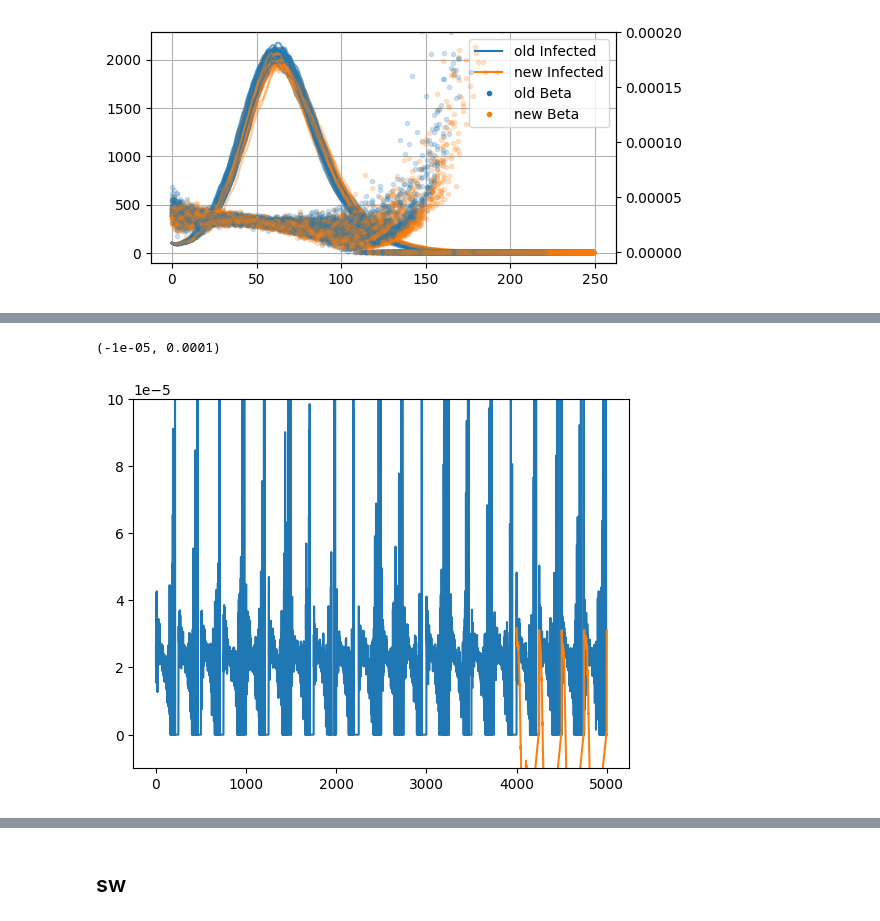
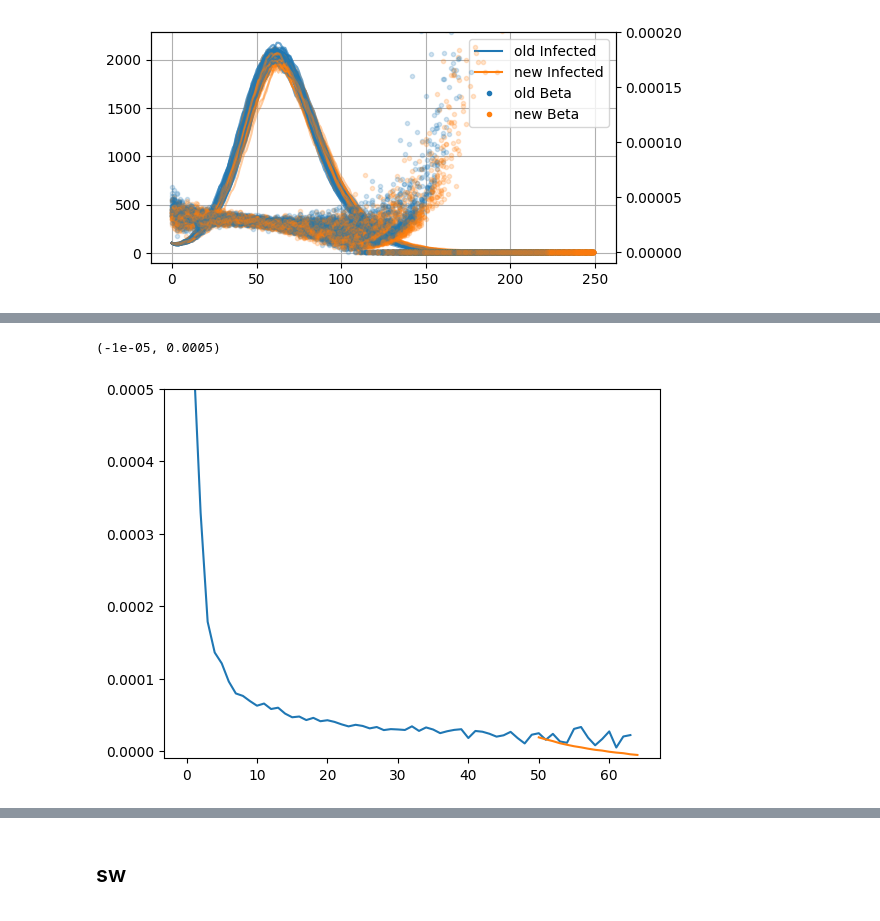
Before and after one commit to Mpkosh/network_hybrid_33, a Jupyter notebook: compare_old_new_networks.ipynb, the cells around one changed output, grey strips where cells are left out. Drawn from its saved outputs; the diff is of its cells as text; code cells hidden in the pictures.

Commit message:
sarima adventures

```diff
--- a/compare_old_new_networks.ipynb
+++ b/compare_old_new_networks.ipynb
@@ -334,11 +334,14 @@ max    1.149718e-04
 # %%
 df2 = pd.DataFrame()
-for seed1, seed2 in zip(part_n1.seed_number.values, files):
+for seed1, seed2 in zip(part_n1.seed_number.values, part_n2.file.values):
     seed_df2 = pd.read_csv(seed2)
     df2 = pd.concat([df2,seed_df2])
 
 df2 = df2.reset_index().rename(columns={'index':'day'})
 # %%
-df2
+
+train_df = df2[(df2['E'] > 0)|(df2['I'] > 0)].copy()
+train_df = train_df[train_df['Beta'] > 0].reset_index(drop=True)
+train_df
 # %% [output]
 |  | day | S | E | I | R | Beta |
@@ -392,8 +683,25 @@ MemoryError: Unable to allocate 986. MiB for an array with shape (508, 508, 501)
+# %%
+as_train = 50
+to_pred = 14
+
+del_cols = ['Beta','R','S','E']
+data1 = train_df.Beta.iloc[:as_train].values.reshape(-1,1)
+data2 = train_df.drop(columns=del_cols).iloc[:as_train].values
+# fit model
+model = SARIMAX(data1, exog=data2, order=(1, 0, 0),
+                seasonal_order=(1, 0, 0, 100))
+model_fit = model.fit(disp=False#, start_params=[0,0,0,0,0,0,0]
+                     )
 # %%
+# make prediction
+exog2 = train_df.drop(columns=del_cols).iloc[as_train:as_train+to_pred+1].values
+yhat = model_fit.predict(as_train, as_train+to_pred, exog=exog2)
+
+
 plt.plot(np.arange(as_train+to_pred),
-         df2.Beta.iloc[:as_train+to_pred])
+         train_df.Beta.iloc[:as_train+to_pred])
 plt.plot(np.arange(as_train, as_train+to_pred+1), yhat)
-plt.ylim(-1e-5,1e-4)
+plt.ylim(-1e-5,5e-4)
 # %% [output]
-(-1e-05, 0.0001)
+(-1e-05, 0.0005)
-[figure, old version]
+[figure, new version]
```
Also changed, not shown: parts of 38 cells of this notebook, 1 other file.
